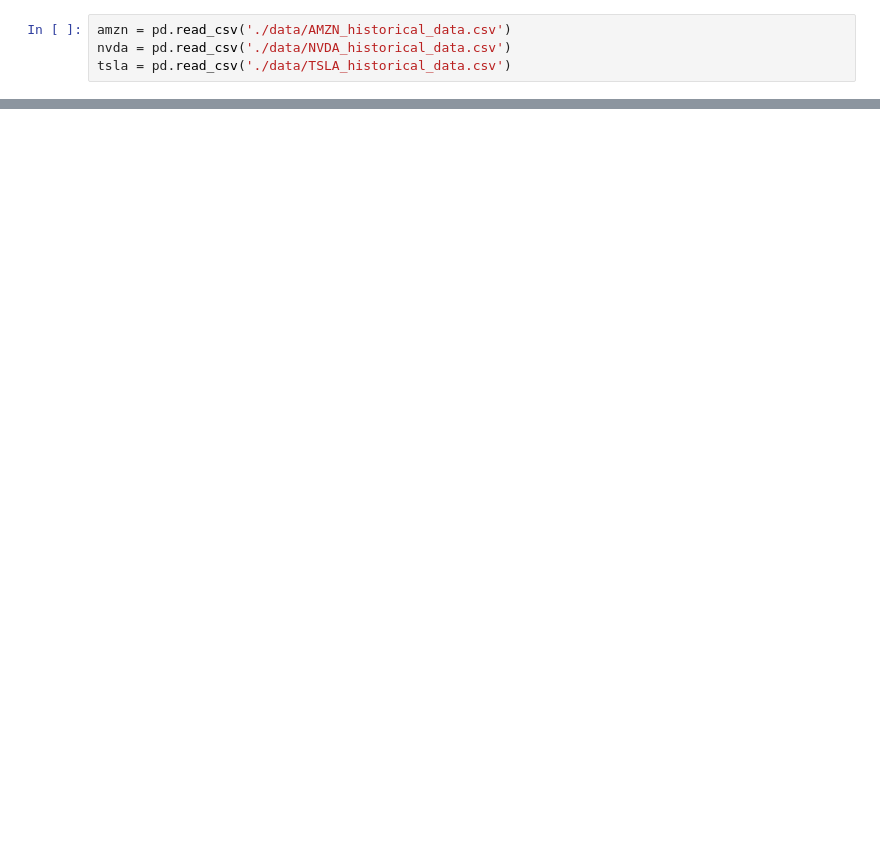
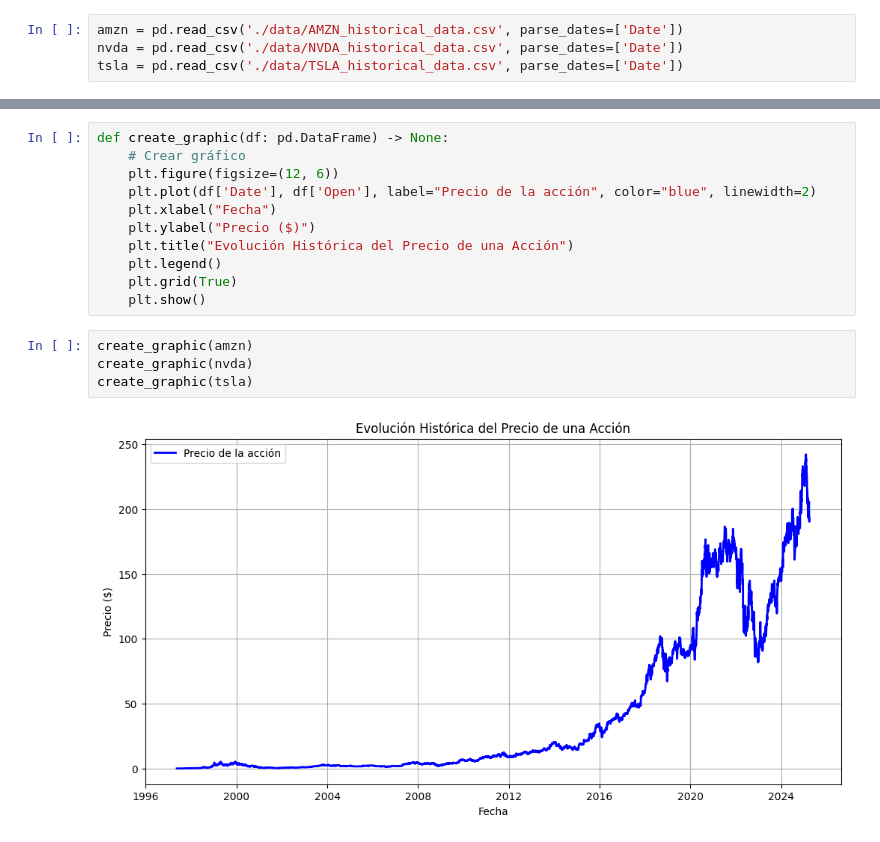
Before and after one commit to torecsgo/company-values, a Jupyter notebook: notebook.ipynb, the cells around one changed output, grey strips where cells are left out. Cells and saved outputs as stored; diff of their text form; blank space fills up the shorter version.

```diff
--- a/notebook.ipynb
+++ b/notebook.ipynb
@@ -3,4 +7,4 @@ import pandas as pd
 # %%
-amzn = pd.read_csv('./data/AMZN_historical_data.csv')
-nvda = pd.read_csv('./data/NVDA_historical_data.csv')
-tsla = pd.read_csv('./data/TSLA_historical_data.csv')
+amzn = pd.read_csv('./data/AMZN_historical_data.csv', parse_dates=['Date'])
+nvda = pd.read_csv('./data/NVDA_historical_data.csv', parse_dates=['Date'])
+tsla = pd.read_csv('./data/TSLA_historical_data.csv', parse_dates=['Date'])
@@ -54,0 +43,17 @@ tsla
+# %%
+def create_graphic(df: pd.DataFrame) -> None:
+    # Crear gráfico
+    plt.figure(figsize=(12, 6))
+    plt.plot(df['Date'], df['Open'], label="Precio de la acción", color="blue", linewidth=2)
+    plt.xlabel("Fecha")
+    plt.ylabel("Precio ($)")
+    plt.title("Evolución Histórica del Precio de una Acción")
+    plt.legend()
+    plt.grid(True)
+    plt.show()
+# %%
+create_graphic(amzn)
+create_graphic(nvda)
+create_graphic(tsla)
+# %% [output]
+[figure, added]
```
Also changed, not shown: parts of 13 cells of this notebook.
